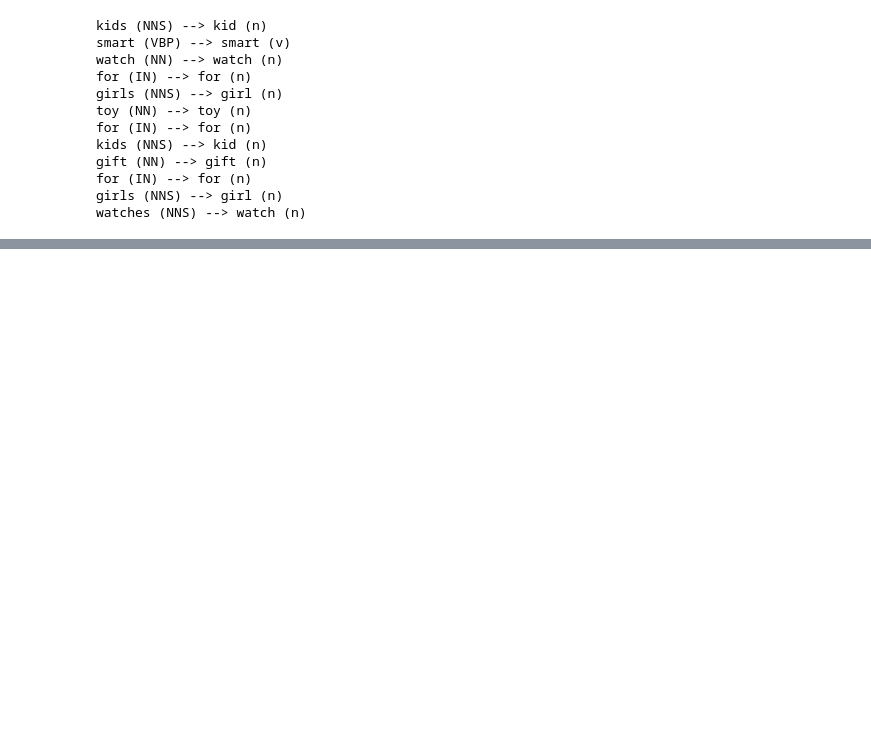
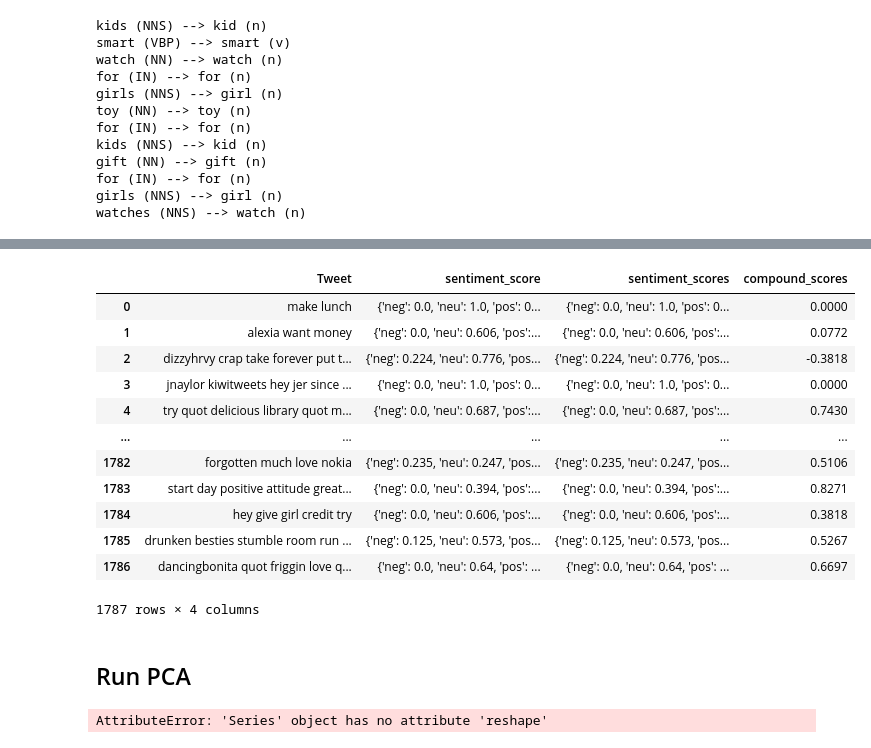
Before and after one commit to oodball/Suicidal-Tweet-Detection, a Jupyter notebook: data_cleaning.ipynb, the cells around one changed output, grey strips where cells are left out. Saved outputs shown, nothing was run; the diff lists cells and outputs as text; code cells hidden in the pictures; blank space fills up the shorter version.

Commit message:
push pca and vader

```diff
--- a/data_cleaning.ipynb
+++ b/data_cleaning.ipynb
@@ -226,0 +230,8 @@ df_cleaned.to_csv("suicide.csv", index = False)
+# %%
+import nltk
+nltk.download('vader_lexicon')
+
+from nltk.sentiment.vader import SentimentIntensityAnalyzer
+from sklearn.decomposition import PCA
+
+vader = SentimentIntensityAnalyzer()
@@ -226,0 +242,48 @@ df_cleaned.to_csv("suicide.csv", index = False)
+# %%
+def sentiment_scores(text):
+    return vader.polarity_scores(text)
+
+
+df_cleaned['sentiment_scores'] = df_cleaned['Tweet'].apply(sentiment_scores)
+df_cleaned['compound_scores'] = df_cleaned['sentiment_scores'].apply(lambda x: x['compound'])
+
+df_cleaned.to_csv('sentiment_scores.csv', index=False)
+
+scores = pd.read_csv("sentiment_scores.csv").drop('Suicide', axis = 1)
+
+scores
+# %% [output]
+|  | Tweet | sentiment_score | sentiment_scores | compound_scores |
+| 0 | make lunch | {'neg': 0.0, 'neu': 1.0, 'pos': 0... | {'neg': 0.0, 'neu': 1.0, 'pos': 0... | 0.0000 |
+| 1 | alexia want money | {'neg': 0.0, 'neu': 0.606, 'pos':... | {'neg': 0.0, 'neu': 0.606, 'pos':... | 0.0772 |
+| 2 | dizzyhrvy crap take forever put t... | {'neg': 0.224, 'neu': 0.776, 'pos... | {'neg': 0.224, 'neu': 0.776, 'pos... | -0.3818 |
+| 3 | jnaylor kiwitweets hey jer since ... | {'neg': 0.0, 'neu': 1.0, 'pos': 0... | {'neg': 0.0, 'neu': 1.0, 'pos': 0... | 0.0000 |
+| 4 | try quot delicious library quot m... | {'neg': 0.0, 'neu': 0.687, 'pos':... | {'neg': 0.0, 'neu': 0.687, 'pos':... | 0.7430 |
+| ... | ... | ... | ... | ... |
+| 1782 | forgotten much love nokia | {'neg': 0.235, 'neu': 0.247, 'pos... | {'neg': 0.235, 'neu': 0.247, 'pos... | 0.5106 |
+| 1783 | start day positive attitude great... | {'neg': 0.0, 'neu': 0.394, 'pos':... | {'neg': 0.0, 'neu': 0.394, 'pos':... | 0.8271 |
+| 1784 | hey give girl credit try | {'neg': 0.0, 'neu': 0.606, 'pos':... | {'neg': 0.0, 'neu': 0.606, 'pos':... | 0.3818 |
+| 1785 | drunken besties stumble room run ... | {'neg': 0.125, 'neu': 0.573, 'pos... | {'neg': 0.125, 'neu': 0.573, 'pos... | 0.5267 |
+| 1786 | dancingbonita quot friggin love q... | {'neg': 0.0, 'neu': 0.64, 'pos': ... | {'neg': 0.0, 'neu': 0.64, 'pos': ... | 0.6697 |
+1787 rows × 4 columns
+# %% [markdown]
+## Run PCA
+# %%
+from sklearn.decomposition import PCA
+from sklearn.preprocessing import StandardScaler
+import numpy as np
+
+
+risk_data = df_cleaned['compound_scores'].reshape(-1, 1)
+
+
+compound_scores_reshaped = risk_data.values
+
+#standardization
+scaler = StandardScaler()
+compound_scores_scaled = scaler.fit_transform(compound_scores_reshaped)
+
+pca = PCA(n_components=2)
+pca_scores = pca.fit_transform(risk_data)
+# %% [output]
+AttributeError: 'Series' object has no attribute 'reshape'
```
Also changed, not shown: parts of 12 cells of this notebook, 3 other files.
